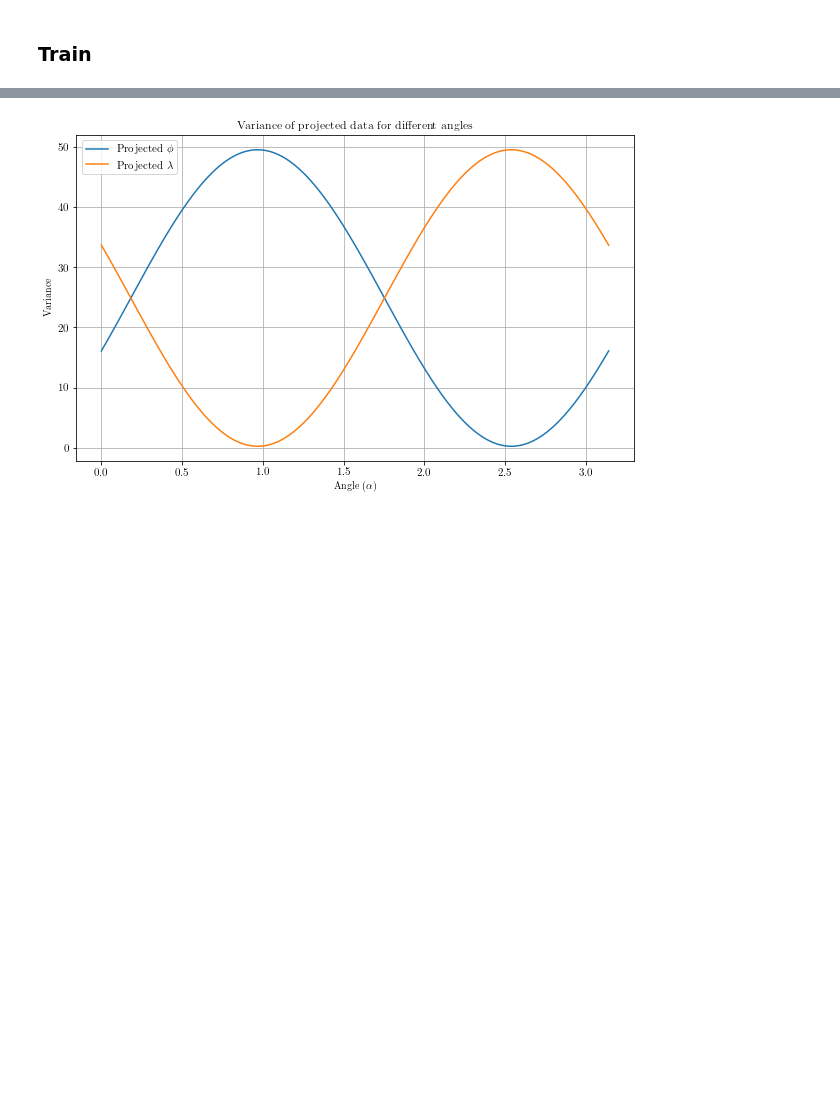
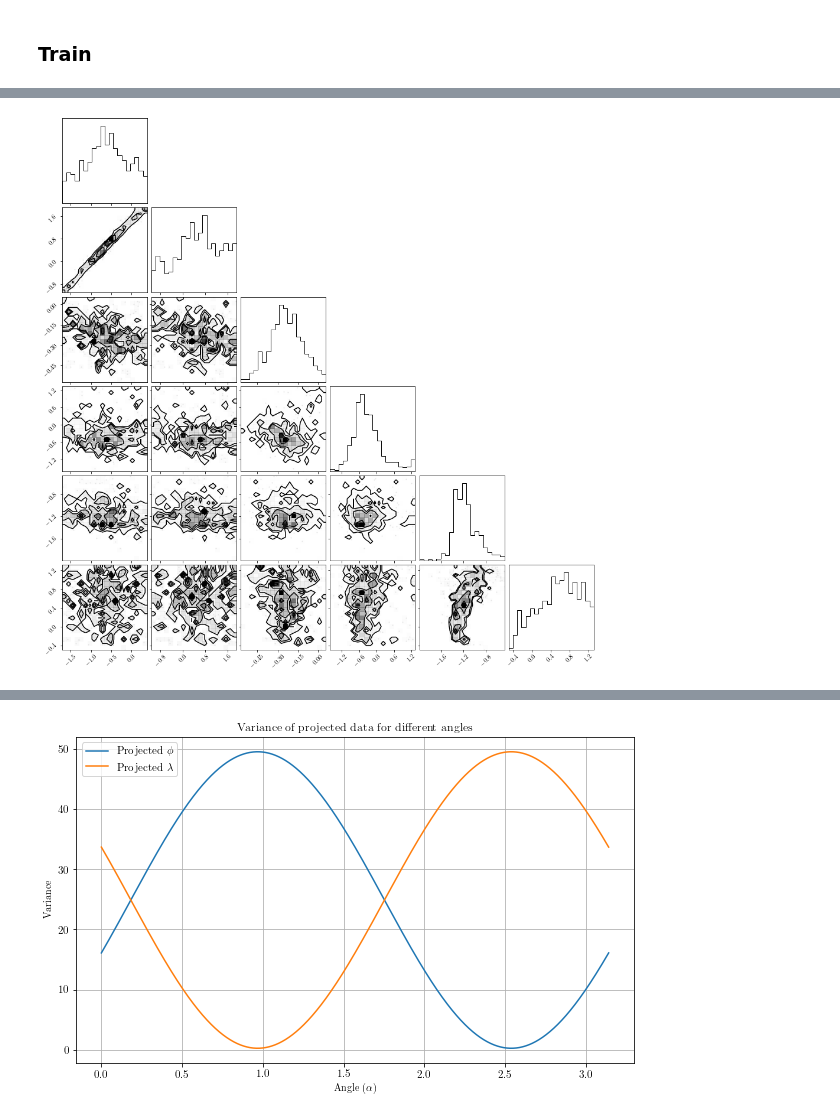
Before and after one commit to Nadav-out/GaiaCWoLa, a Jupyter notebook: notebooks/example.ipynb, the cells around one changed output, grey strips where cells are left out. Cells and saved outputs as stored; diff of their text form; code cells hidden in the pictures; blank space fills up the shorter version.

```diff
--- a/notebooks/example.ipynb
+++ b/notebooks/example.ipynb
@@ -192,0 +282,9 @@ Top 100 stars: Purity = 91.0%
+# %%
+
+
+fig = corner.corner(twd_d_0.T)
+
+# Show the plot
+plt.show()
+# %% [output]
+[figure, added]
```
Also changed, not shown: parts of 8 cells of this notebook, 1 other file.
